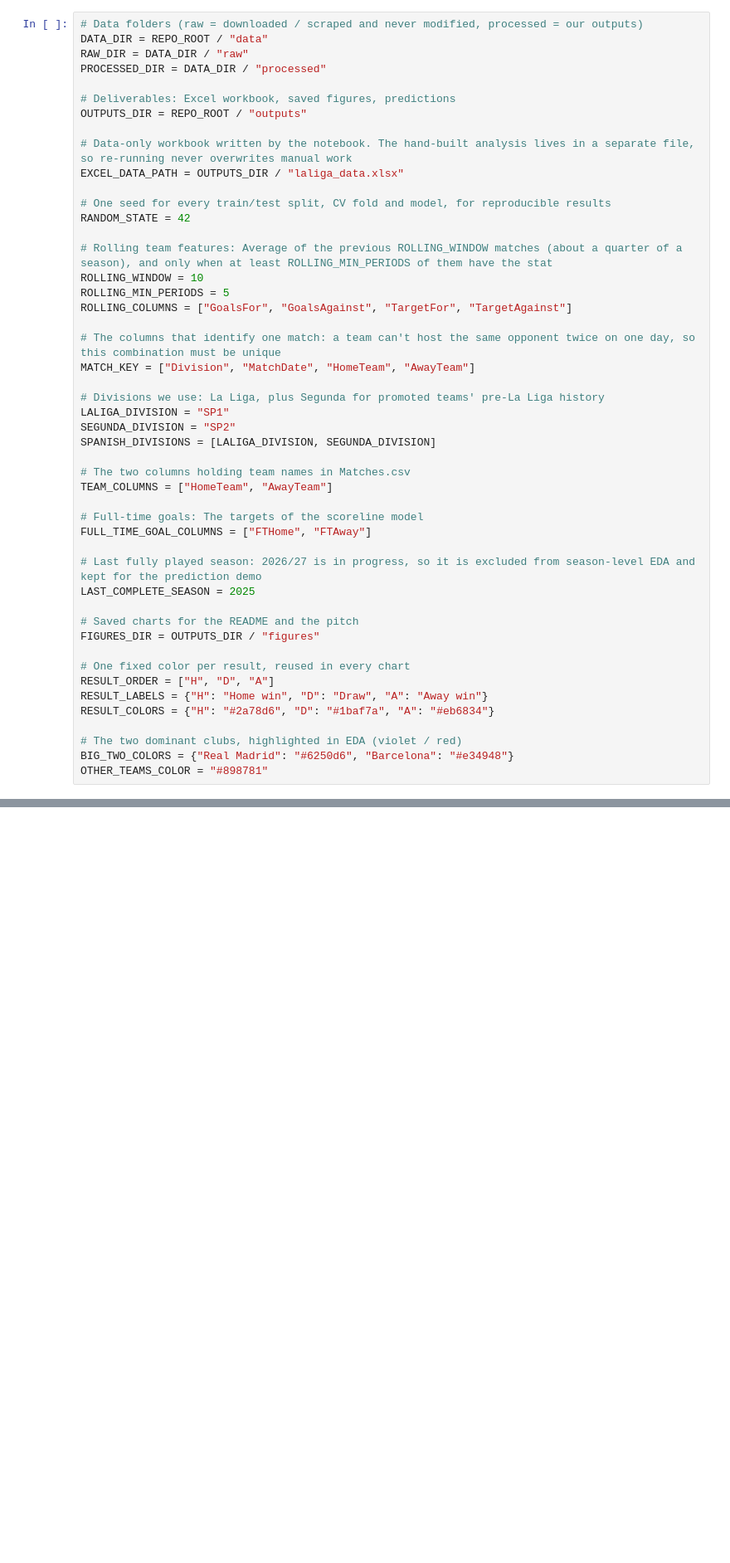
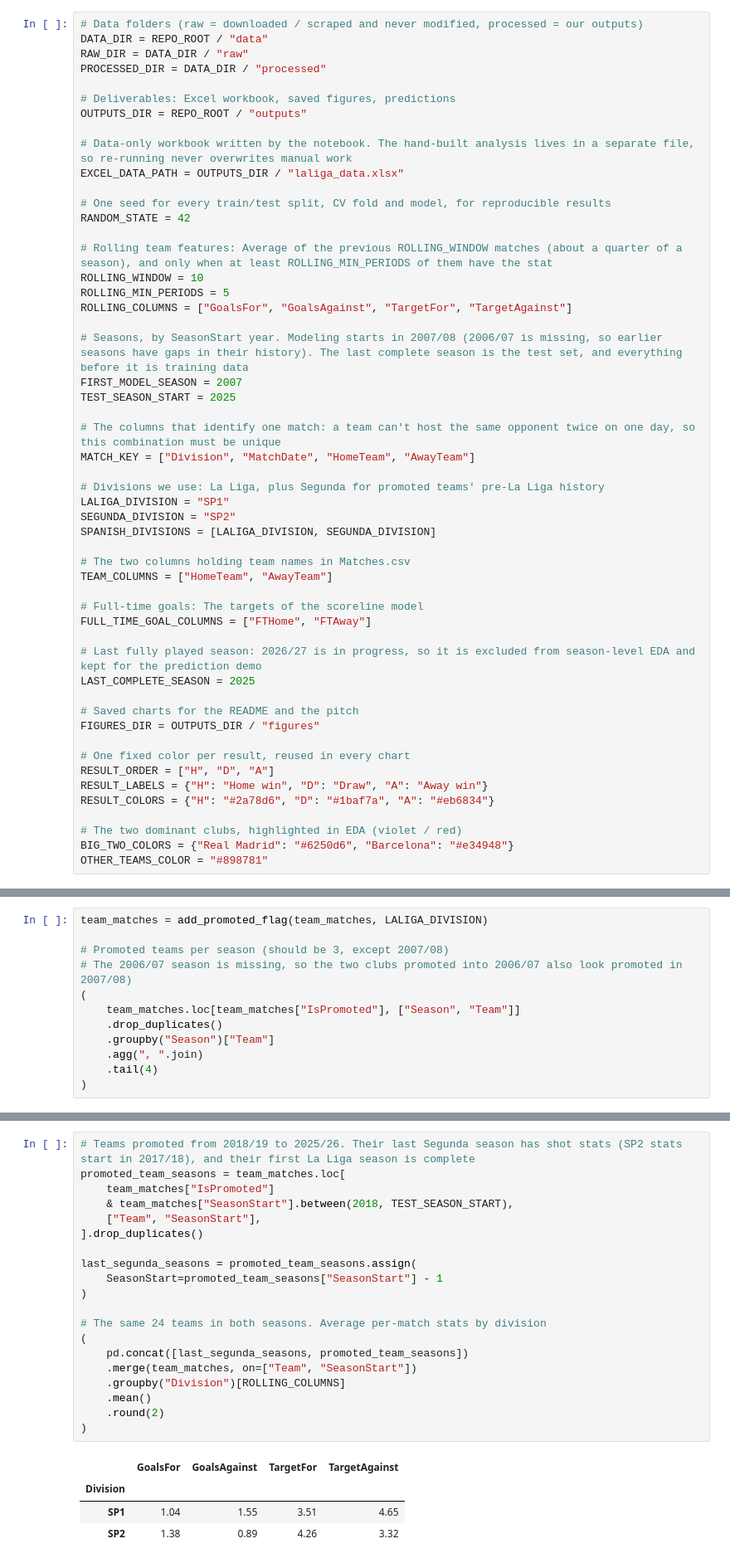
Before and after one commit to idoberk/laliga-match-prediction, a Jupyter notebook: notebooks/laliga_match_prediction.ipynb, the cells around one changed output, grey strips where cells are left out. Shown at 83% size. Saved outputs shown, nothing was run; the diff lists cells and outputs as text; blank space fills up the shorter version.

```diff
--- a/notebooks/laliga_match_prediction.ipynb
+++ b/notebooks/laliga_match_prediction.ipynb
@@ -87,6 +87,10 @@ RANDOM_STATE = 42
 ROLLING_WINDOW = 10
 ROLLING_MIN_PERIODS = 5
 ROLLING_COLUMNS = ["GoalsFor", "GoalsAgainst", "TargetFor", "TargetAgainst"]
+
+# Seasons, by SeasonStart year. Modeling starts in 2007/08 (2006/07 is missing, so earlier seasons have gaps in their history). The last complete season is the test set, and everything before it is training data
+FIRST_MODEL_SEASON = 2007
+TEST_SEASON_START = 2025
 
 # The columns that identify one match: a team can't host the same opponent twice on one day, so this combination must be unique
 MATCH_KEY = ["Division", "MatchDate", "HomeTeam", "AwayTeam"]
@@ -1234,0 +1251,12 @@ dtype: int64
+# %%
+team_matches = add_promoted_flag(team_matches, LALIGA_DIVISION)
+
+# Promoted teams per season (should be 3, except 2007/08)
+# The 2006/07 season is missing, so the two clubs promoted into 2006/07 also look promoted in 2007/08)
+(
+    team_matches.loc[team_matches["IsPromoted"], ["Season", "Team"]]
+    .drop_duplicates()
+    .groupby("Season")["Team"]
+    .agg(", ".join)
+    .tail(4)
+)
@@ -1234,0 +1270,25 @@ dtype: int64
+# %%
+# Teams promoted from 2018/19 to 2025/26. Their last Segunda season has shot stats (SP2 stats start in 2017/18), and their first La Liga season is complete
+promoted_team_seasons = team_matches.loc[
+    team_matches["IsPromoted"]
+    & team_matches["SeasonStart"].between(2018, TEST_SEASON_START),
+    ["Team", "SeasonStart"],
+].drop_duplicates()
+
+last_segunda_seasons = promoted_team_seasons.assign(
+    SeasonStart=promoted_team_seasons["SeasonStart"] - 1
+)
+
+# The same 24 teams in both seasons. Average per-match stats by division
+(
+    pd.concat([last_segunda_seasons, promoted_team_seasons])
+    .merge(team_matches, on=["Team", "SeasonStart"])
+    .groupby("Division")[ROLLING_COLUMNS]
+    .mean()
+    .round(2)
+)
+# %% [output]
+|  | GoalsFor | GoalsAgainst | TargetFor | TargetAgainst |
+| Division |  |  |  |  |
+| SP1 | 1.04 | 1.55 | 3.51 | 4.65 |
+| SP2 | 1.38 | 0.89 | 4.26 | 3.32 |
```
Also changed, not shown: parts of 8 cells of this notebook, 1 other file.
